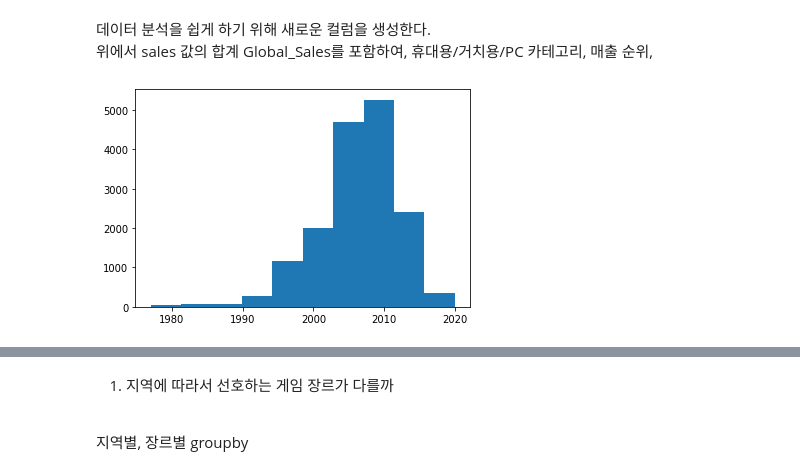
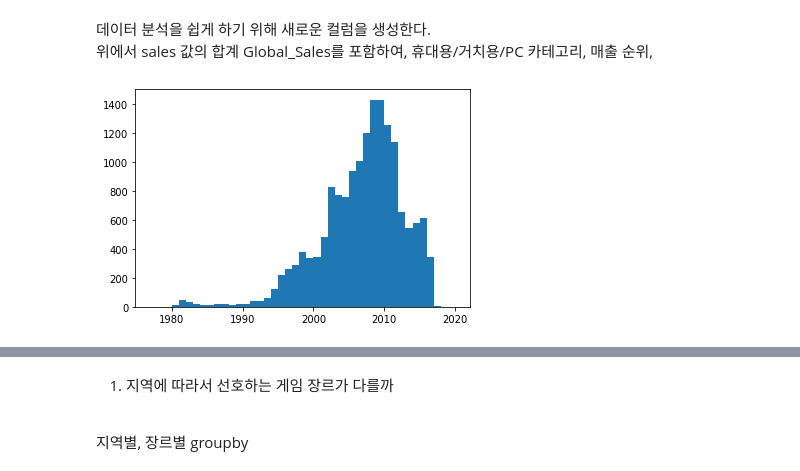
Before and after one commit to nan-park/section1_project, a Jupyter notebook: AI_section1_project.ipynb, the cells around one changed output, grey strips where cells are left out. Drawn from its saved outputs; the diff is of its cells as text; code cells hidden in the pictures.

```diff
--- a/AI_section1_project.ipynb
+++ b/AI_section1_project.ipynb
@@ -450,7 +444,9 @@ pc = ['PC']
 데이터 분석을 쉽게 하기 위해 새로운 컬럼을 생성한다.
 <br>
 위에서 sales 값의 합계 Global_Sales를 포함하여, 휴대용/거치용/PC 카테고리, 매출 순위,
-# %%
-plt.hist(df_clean.Year);
-# %% [output]
-[figure, removed]
+# %%
+bins = (2020-1977)
+plt.hist(df_clean.Year, bins=bins)
+plt.show()
+# %% [output]
+[figure, added]
```
Also changed, not shown: parts of 17 cells of this notebook.
